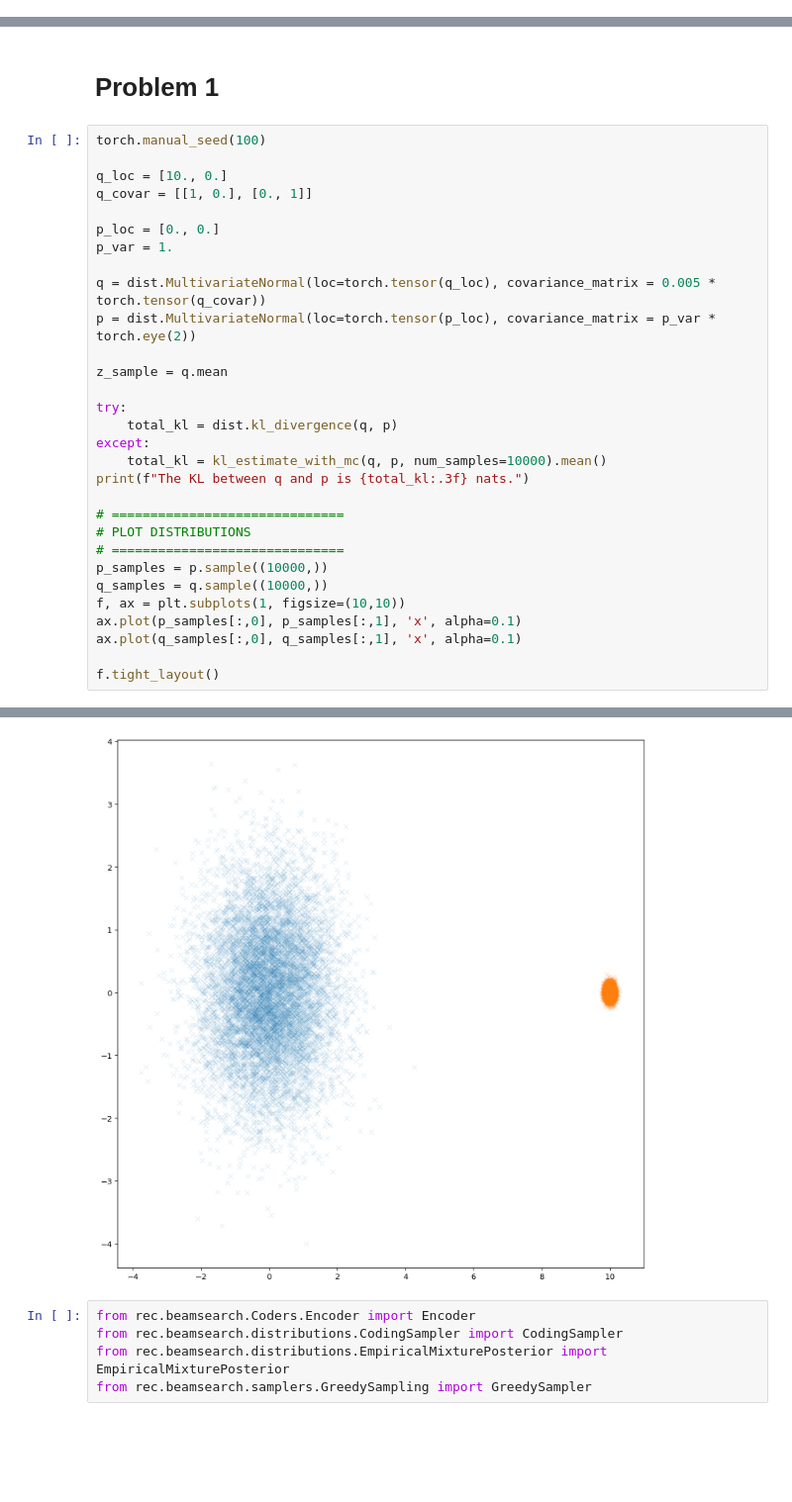
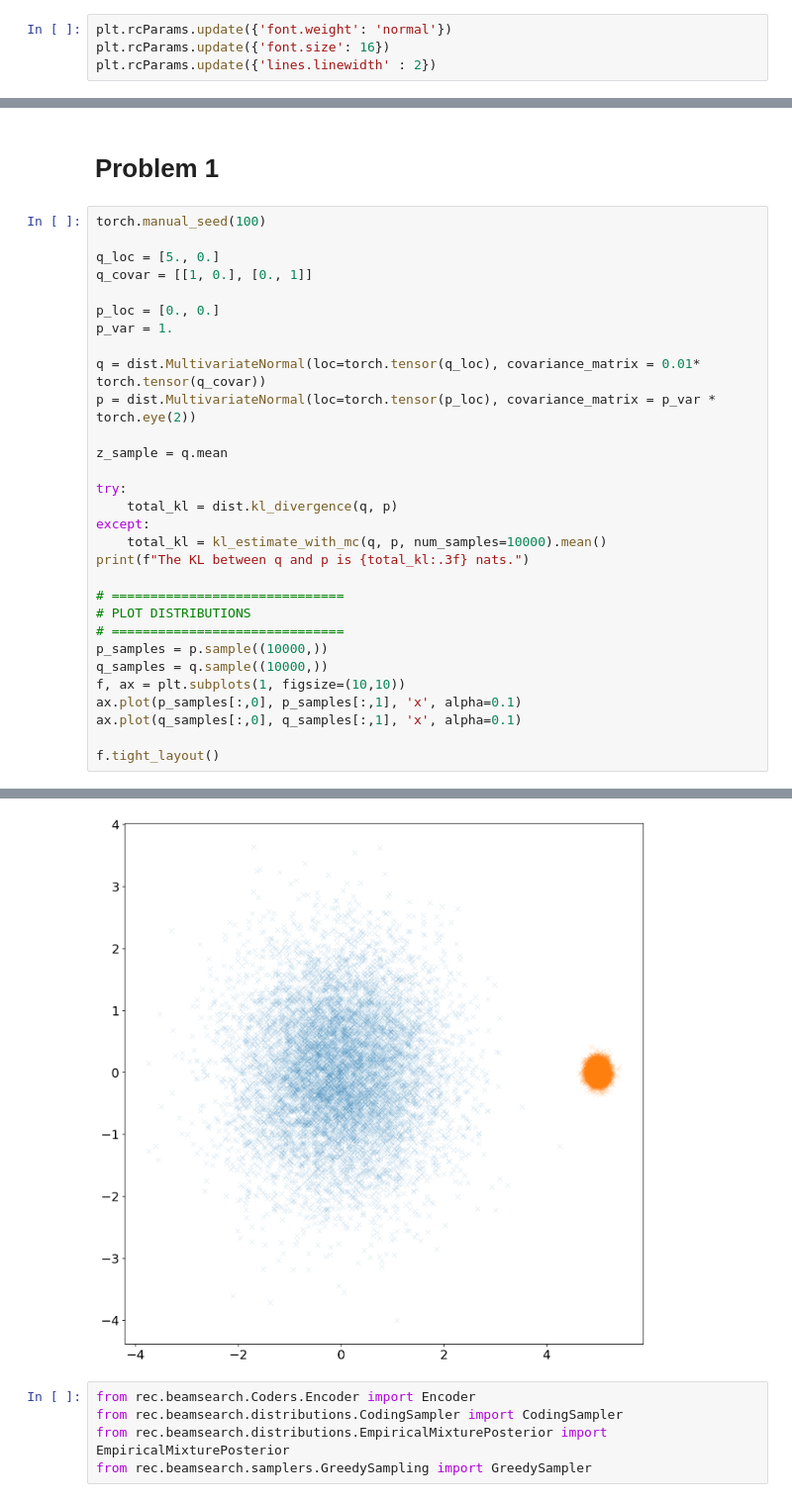
Before and after one commit to Bottledd/iREC, a Jupyter notebook: notebooks/DemonstrativeNotebooks/Demonstrating_Optimising_Vars_Big_Target.ipynb, the cells around one changed output, grey strips where cells are left out. Shown at 99% size. Saved outputs shown, nothing was run; the diff lists cells and outputs as text; blank space fills up the shorter version.

```diff
--- a/notebooks/DemonstrativeNotebooks/Demonstrating_Optimising_Vars_Big_Target.ipynb
+++ b/notebooks/DemonstrativeNotebooks/Demonstrating_Optimising_Vars_Big_Target.ipynb
@@ -18,6 +18,10 @@ from tqdm.notebook import trange
 import math
 %matplotlib inline
 %config InlineBackend.figure_format='retina'
+# %%
+plt.rcParams.update({'font.weight': 'normal'})
+plt.rcParams.update({'font.size': 16})
+plt.rcParams.update({'lines.linewidth' : 2})
 # %%
 torch.set_default_tensor_type(torch.DoubleTensor)
 # %%
@@ -31,13 +35,13 @@ from rec.OptimisingVars.VariationalOptimiser import VariationalOptimiser
 # %%
 torch.manual_seed(100)
 
-q_loc = [10., 0.]
+q_loc = [5., 0.]
 q_covar = [[1, 0.], [0., 1]]
 
 p_loc = [0., 0.]
 p_var = 1.
 
-q = dist.MultivariateNormal(loc=torch.tensor(q_loc), covariance_matrix = 0.005 * torch.tensor(q_covar))
+q = dist.MultivariateNormal(loc=torch.tensor(q_loc), covariance_matrix = 0.01* torch.tensor(q_covar))
 p = dist.MultivariateNormal(loc=torch.tensor(p_loc), covariance_matrix = p_var * torch.eye(2))
 
 z_sample = q.mean
@@ -63,4 +67,4 @@ The KL between q and p is 54.303 nats.
-[figure, old version]
+[figure, new version]
 # %%
 from rec.beamsearch.Coders.Encoder import Encoder
 from rec.beamsearch.distributions.CodingSampler import CodingSampler
```
Also changed, not shown: parts of 17 cells of this notebook, 9 other files.
